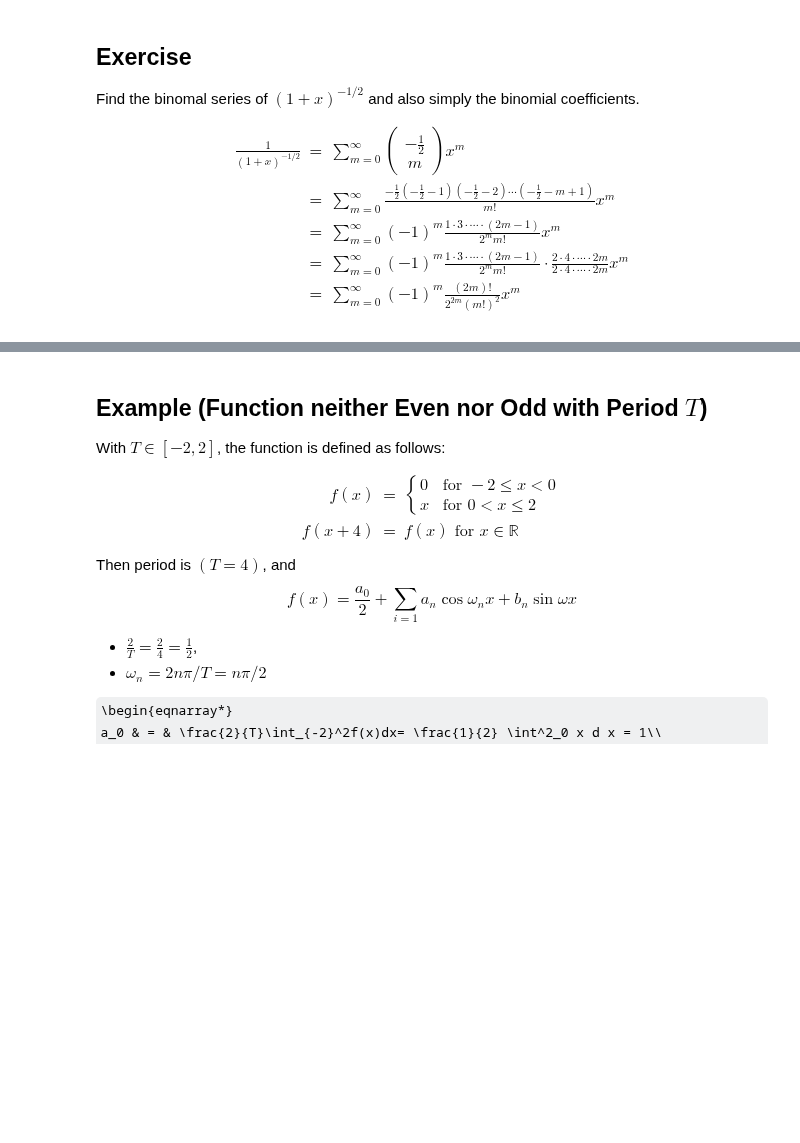
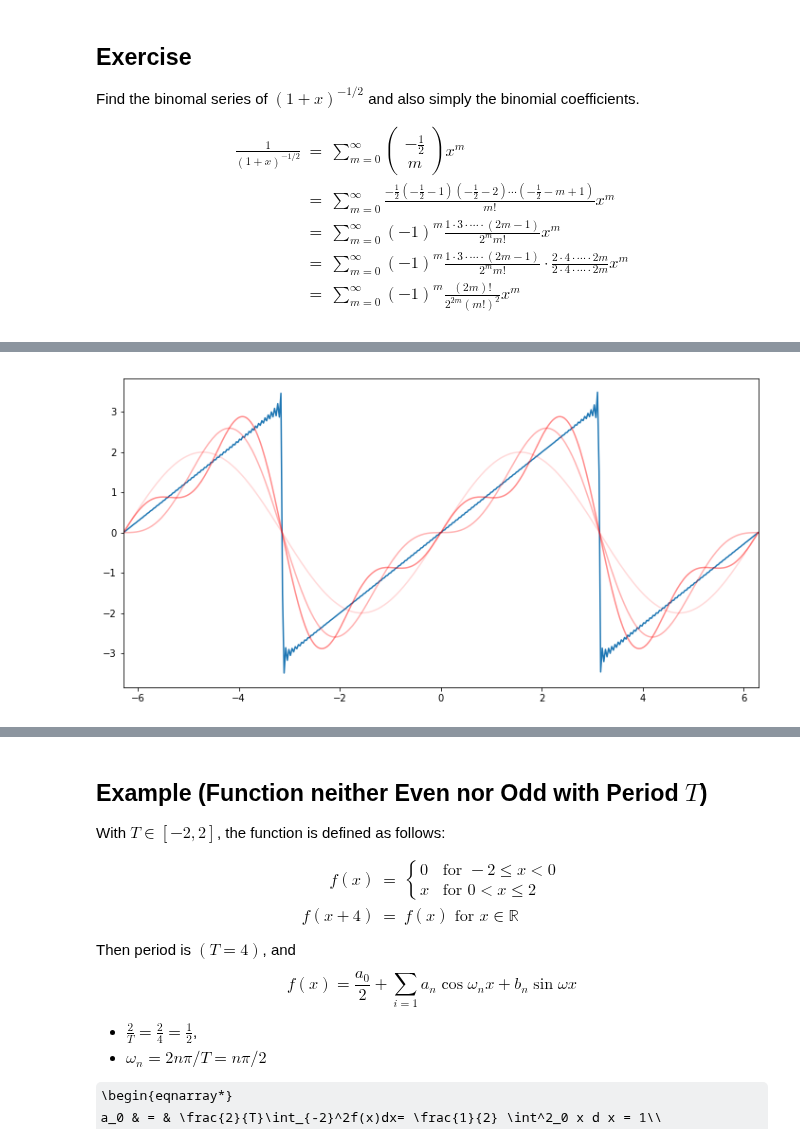
Before and after one commit to cchuang2009/2016-1, a Jupyter notebook: calculus/5 Infinite Series.ipynb, the cells around one changed output, grey strips where cells are left out. Saved outputs shown, nothing was run; the diff lists cells and outputs as text; code cells hidden in the pictures; some formulas as TeX source; blank space fills up the shorter version.

```diff
--- a/calculus/5 Infinite Series.ipynb
+++ b/calculus/5 Infinite Series.ipynb
@@ -2052,3 +2134,17 @@ plt.plot(x,sawf(x,100))
+# %%
+
+from numpy import pi,sin,cos
+x=np.linspace(-2*pi,2*pi,400)
+plt.figure(figsize=(12,6))
+plt.xlim([-2*pi,2*pi])
+
+plt.plot(x,sawf(x,100))
+f=np.zeros(len(x))
+for i in range(1,4):
+    f=f+2*(-1)**(i-1)*sin(i*x)/i
+    plt.plot(x,f,color="red",alpha=0.15*i)
+# %% [output]
+[figure, added]
 # %% [markdown]
 Example
 ---
```
Also changed, not shown: parts of 12 cells of this notebook.
